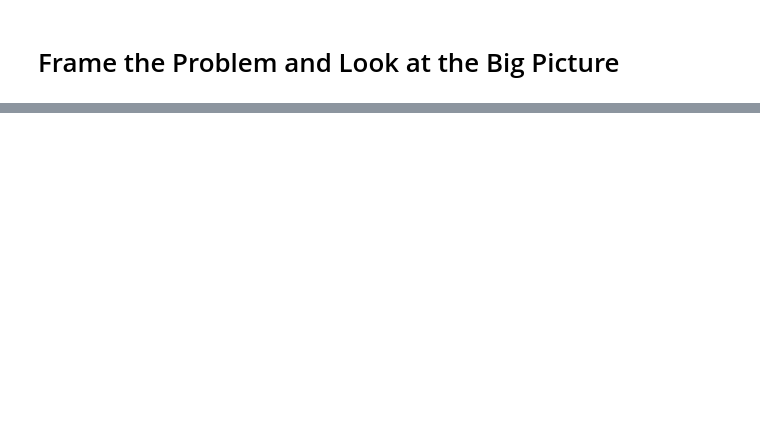
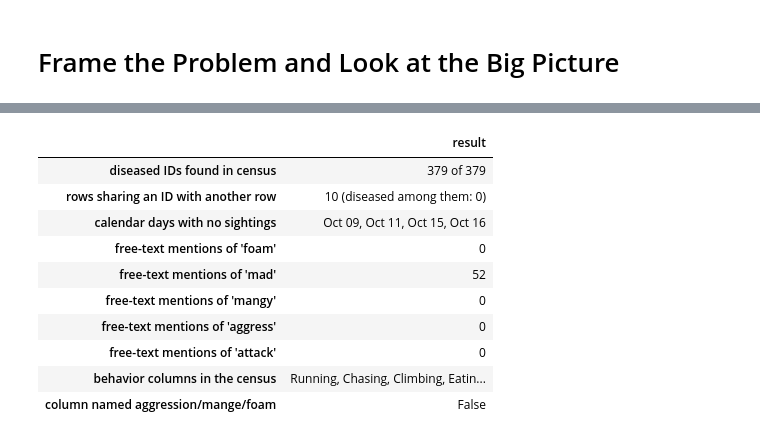
Before and after one commit to tshiyongam/P2-Nutosis, a Jupyter notebook: Nutosis.ipynb, the cells around one changed output, grey strips where cells are left out. Drawn from its saved outputs; the diff is of its cells as text; code cells hidden in the pictures; blank space fills up the shorter version.

```diff
--- a/Nutosis.ipynb
+++ b/Nutosis.ipynb
@@ -38,0 +364,42 @@ You must submit the train/test parquet files and a pickled preprocessor and fina
+# %%
+# Verify what we can verify from the data (assumptions above)
+checks = {}
+
+# 1. every diseased ID exists in the census
+checks["diseased IDs found in census"] = f"{census['diseased'].sum()} of {len(diseased_ids)}"
+
+# 2. the squirrel ID is unique per sighting
+dup = census["Unique Squirrel ID"].duplicated(keep=False)
+checks["rows sharing an ID with another row"] = f"{int(dup.sum())} (diseased among them: {int(census.loc[dup, 'diseased'].sum())})"
+
+# 3. days with no data between first and last date
+all_days = pd.date_range(census["date"].min(), census["date"].max())
+missing_days = [d.strftime("%b %d") for d in all_days if d not in set(census["date"])]
+checks["calendar days with no sightings"] = ", ".join(missing_days)
+
+# 4. do the free-text fields mention the symptoms in the notes?
+text = (census[["Color notes", "Other Activities", "Other Interactions", "Specific Location"]]
+        .fillna("").agg(" ".join, axis=1).str.lower())
+for kw in ["foam", "mad", "mangy", "aggress", "attack"]:
+    checks[f"free-text mentions of '{kw}'"] = int(text.str.contains(kw).sum())
+
+# 5. is there an explicit aggression field?
+behavior_cols = ["Running", "Chasing", "Climbing", "Eating", "Foraging", "Kuks", "Quaas",
+                 "Moans", "Tail flags", "Tail twitches", "Approaches", "Indifferent", "Runs from"]
+checks["behavior columns in the census"] = ", ".join(behavior_cols)
+checks["column named aggression/mange/foam"] = any(
+    k in c.lower() for c in census.columns for k in ["aggress", "mange", "foam"])
+
+pd.Series(checks, name="result").to_frame()
+# %% [output]
+|  | result |
+| diseased IDs found in census | 379 of 379 |
+| rows sharing an ID with another row | 10 (diseased among them: 0) |
+| calendar days with no sightings | Oct 09, Oct 11, Oct 15, Oct 16 |
+| free-text mentions of 'foam' | 0 |
+| free-text mentions of 'mad' | 52 |
+| free-text mentions of 'mangy' | 0 |
+| free-text mentions of 'aggress' | 0 |
+| free-text mentions of 'attack' | 0 |
+| behavior columns in the census | Running, Chasing, Climbing, Eatin... |
+| column named aggression/mange/foam | False |
```
Also changed, not shown: parts of 35 cells of this notebook.
